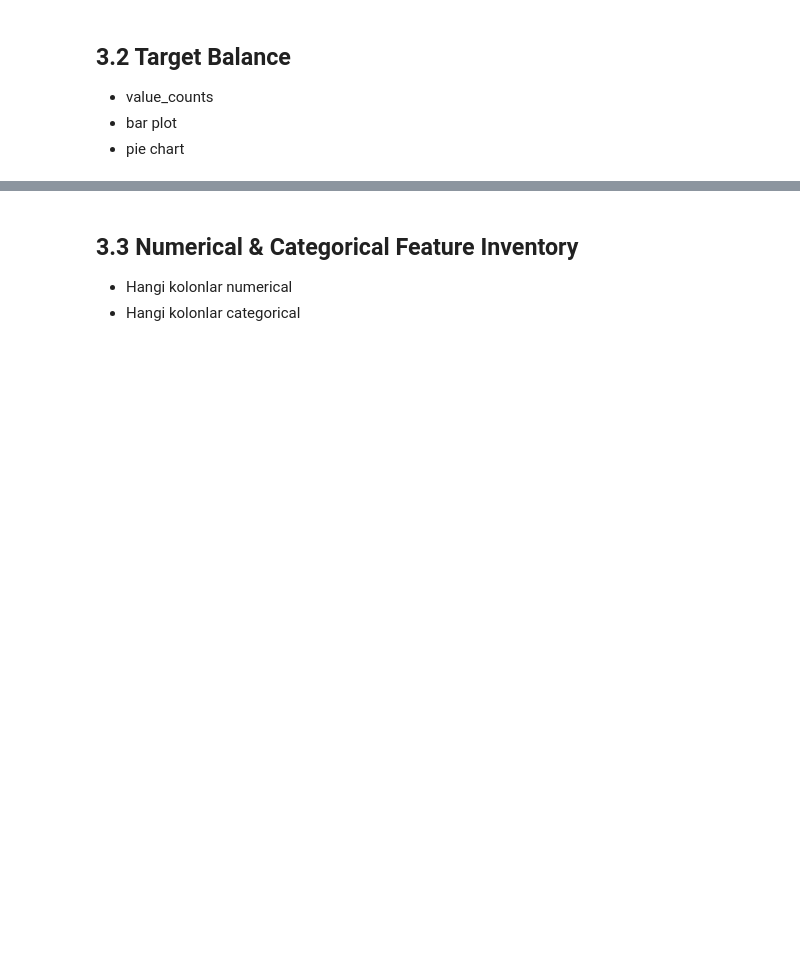
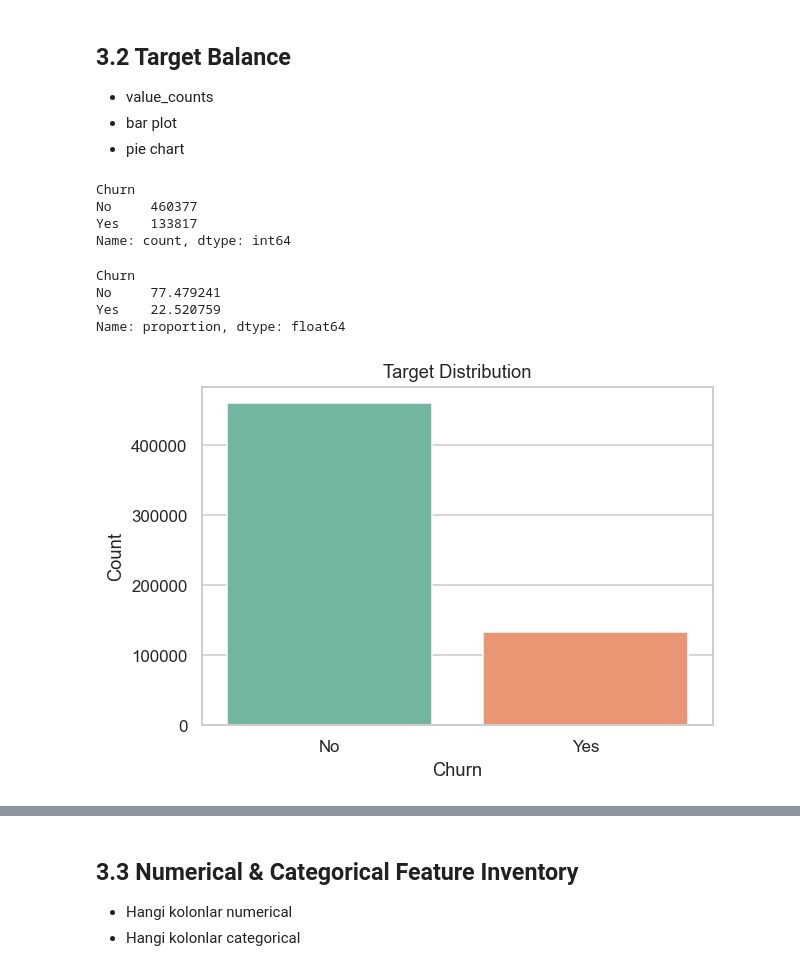
Before and after one commit to iremkabil/Predict_Customer_Churn, a Jupyter notebook: notebooks/eda.ipynb, the cells around one changed output, grey strips where cells are left out. Drawn from its saved outputs; the diff is of its cells as text; code cells hidden in the pictures; blank space fills up the shorter version.

```diff
--- a/notebooks/eda.ipynb
+++ b/notebooks/eda.ipynb
@@ -249,4 +314,36 @@ train_eda[[TARGET_COL, TARGET_COL + "_binary"]].head()
 - bar plot
 - pie chart
 # %%
-# target balance buraya
+target_counts = train[TARGET_COL].value_counts()
+
+target_counts
+# %% [output]
+Churn
+No     460377
+Yes    133817
+Name: count, dtype: int64
+# %%
+target_percentage = train[TARGET_COL].value_counts(normalize=True) * 100
+
+target_percentage
+# %% [output]
+Churn
+No     77.479241
+Yes    22.520759
+Name: proportion, dtype: float64
+# %%
+plt.figure(figsize=(6,4))
+
+sns.countplot(
+    data=train,
+    x=TARGET_COL,
+    palette="Set2"
+)
+
+plt.title("Target Distribution")
+plt.xlabel("Churn")
+plt.ylabel("Count")
+
+plt.show()
+# %% [output]
+[figure, added]
```
Also changed, not shown: parts of 24 cells of this notebook, 1 other file.
